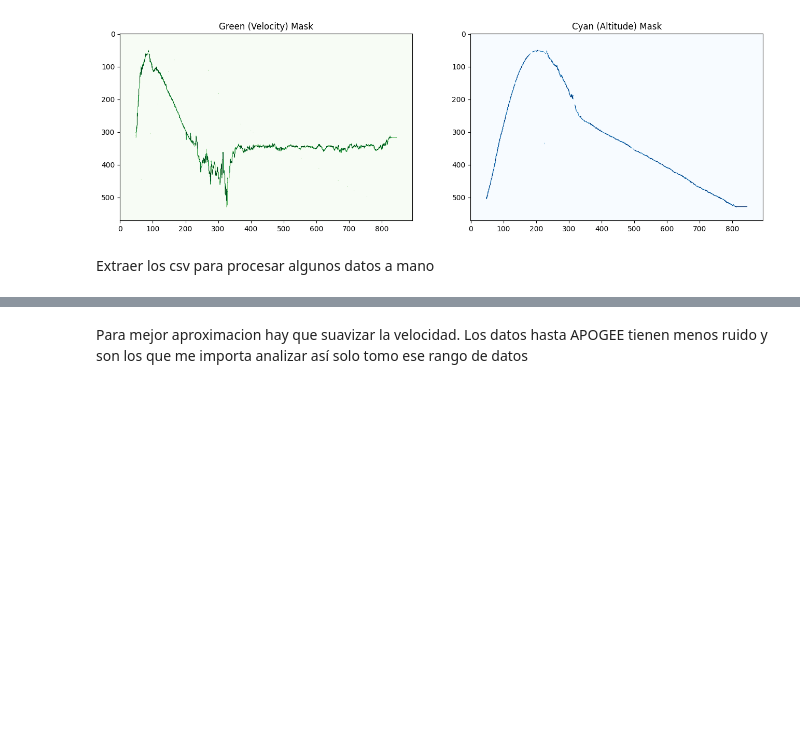
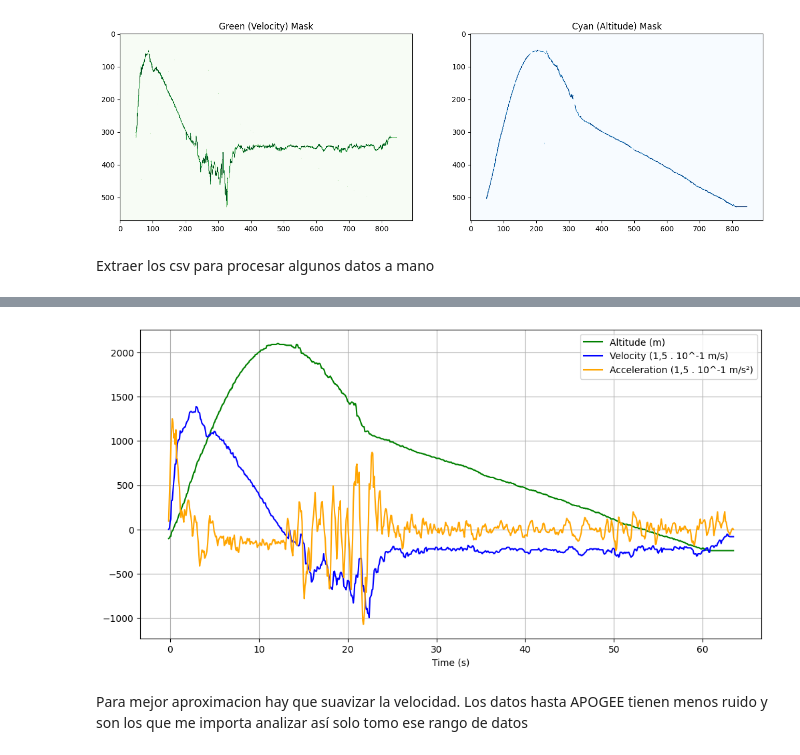
Before and after one commit to Jhertter/Flight-Computer-2025, a Jupyter notebook: 2024_lanin_data/data_from_photo.ipynb, the cells around one changed output, grey strips where cells are left out. Saved outputs shown, nothing was run; the diff lists cells and outputs as text; code cells hidden in the pictures; blank space fills up the shorter version.

```diff
--- a/2024_lanin_data/data_from_photo.ipynb
+++ b/2024_lanin_data/data_from_photo.ipynb
@@ -108,3 +107,18 @@ Los archivos tienen muchos datos inecesarios y si no se eliminan la aceleración
+# %%
+df_clean = pd.read_csv('processed_flight_data.csv')
+
+plt.figure(figsize=(12, 6))
+plt.plot(df_clean['Time (s)'], df_clean['Altitude (m)'], label='Altitude (m)', color='green')
+plt.plot(df_clean['Time (s)'], df_clean['Velocity (m/s)']*15, label='Velocity (1,5 . 10^-1 m/s)', color='blue')
+plt.plot(df_clean['Time (s)'], savgol_filter(df_clean['Acceleration (m/s²)'], window_length=11, polyorder=3)*15, label='Acceleration (1,5 . 10^-1 m/s²)', color='orange')
+# plt.plot(df_clean['Time (s)'], df_clean['Acceleration (m/s²)']*10, label='Acceleration (10^-1 m/s)', color='orange')
+
+plt.xlabel('Time (s)')
+plt.grid(True)
+plt.legend()
+plt.show()
+# %% [output]
+[figure, added]
 # %% [markdown]
 Para mejor aproximacion hay que suavizar la velocidad. Los datos hasta APOGEE tienen menos ruido y son los que me importa analizar así solo tomo ese rango de datos
 # %%
```
Also changed, not shown: parts of 14 cells of this notebook, 13 other files.
